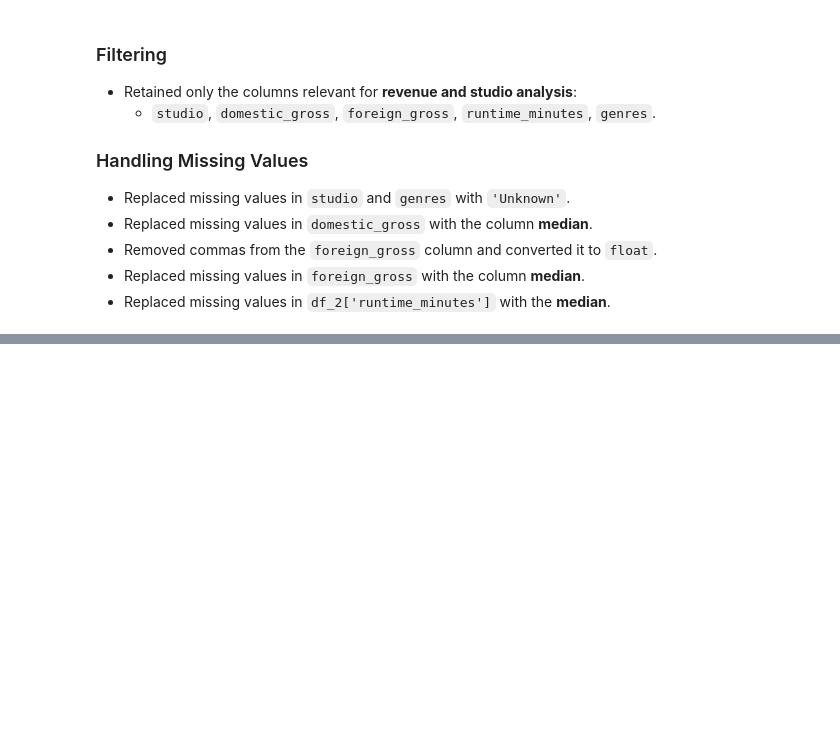
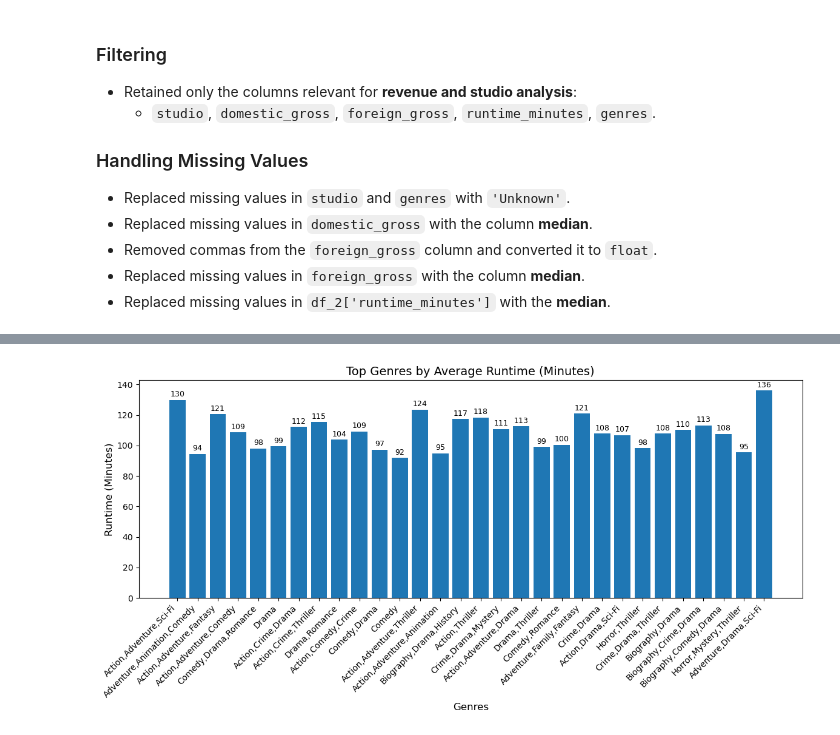
Before and after one commit to noelRockson/dsc-phase-2-project-v3-1, a Jupyter notebook: student.ipynb, the cells around one changed output, grey strips where cells are left out. Cells and saved outputs as stored; diff of their text form; code cells hidden in the pictures; blank space fills up the shorter version.

```diff
--- a/student.ipynb
+++ b/student.ipynb
@@ -289,0 +383,21 @@ pd.merge(imdb_df, budget_df,left_on='primary_title', right_on='movie', how='inne
+# %%
+fig, ax = plt.subplots(figsize=(12, 6))
+# ax.bar(top_runtime['genres'], top_runtime['runtime_minutes'])
+bars = ax.bar(top_genres['genres'], top_genres['runtime_minutes'])
+
+ax.set_title('Top Genres by Average Runtime (Minutes)', fontsize=14)
+ax.set_xlabel('Genres', fontsize=12)
+ax.set_ylabel('Runtime (Minutes)', fontsize=12)
+plt.xticks(rotation=45, ha='right')
+plt.tight_layout()
+for bar in bars:
+    height = bar.get_height()
+    ax.text(
+        bar.get_x() + bar.get_width() / 2,  # position x
+        height + 1,                         # position y (légèrement au-dessus)
+        f'{height:.0f}',                    # texte affiché (arrondi)
+        ha='center', va='bottom', fontsize=9, rotation=0
+    )
+plt.show()
+# %% [output]
+[figure, added]
```
Also changed, not shown: parts of 24 cells of this notebook.
